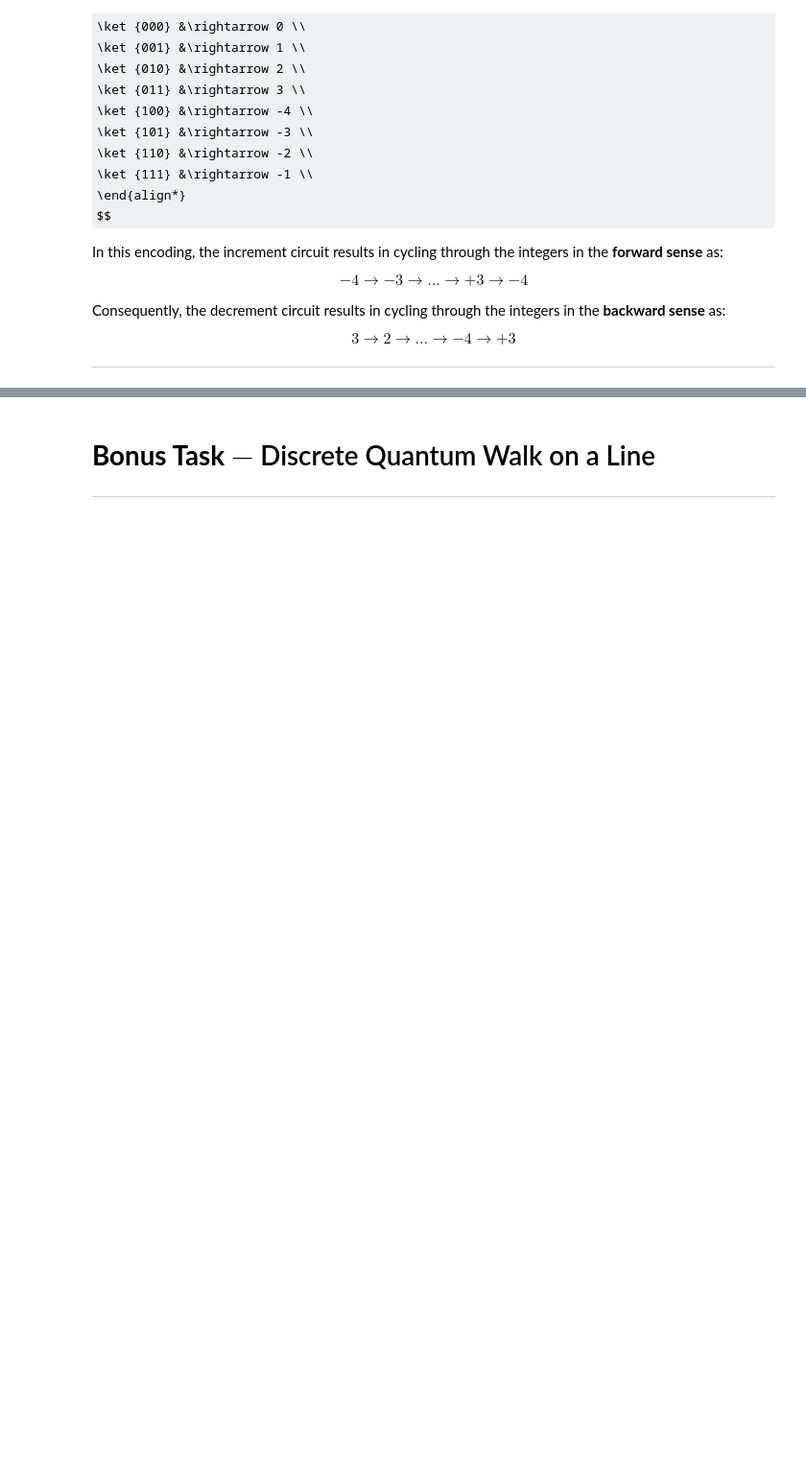
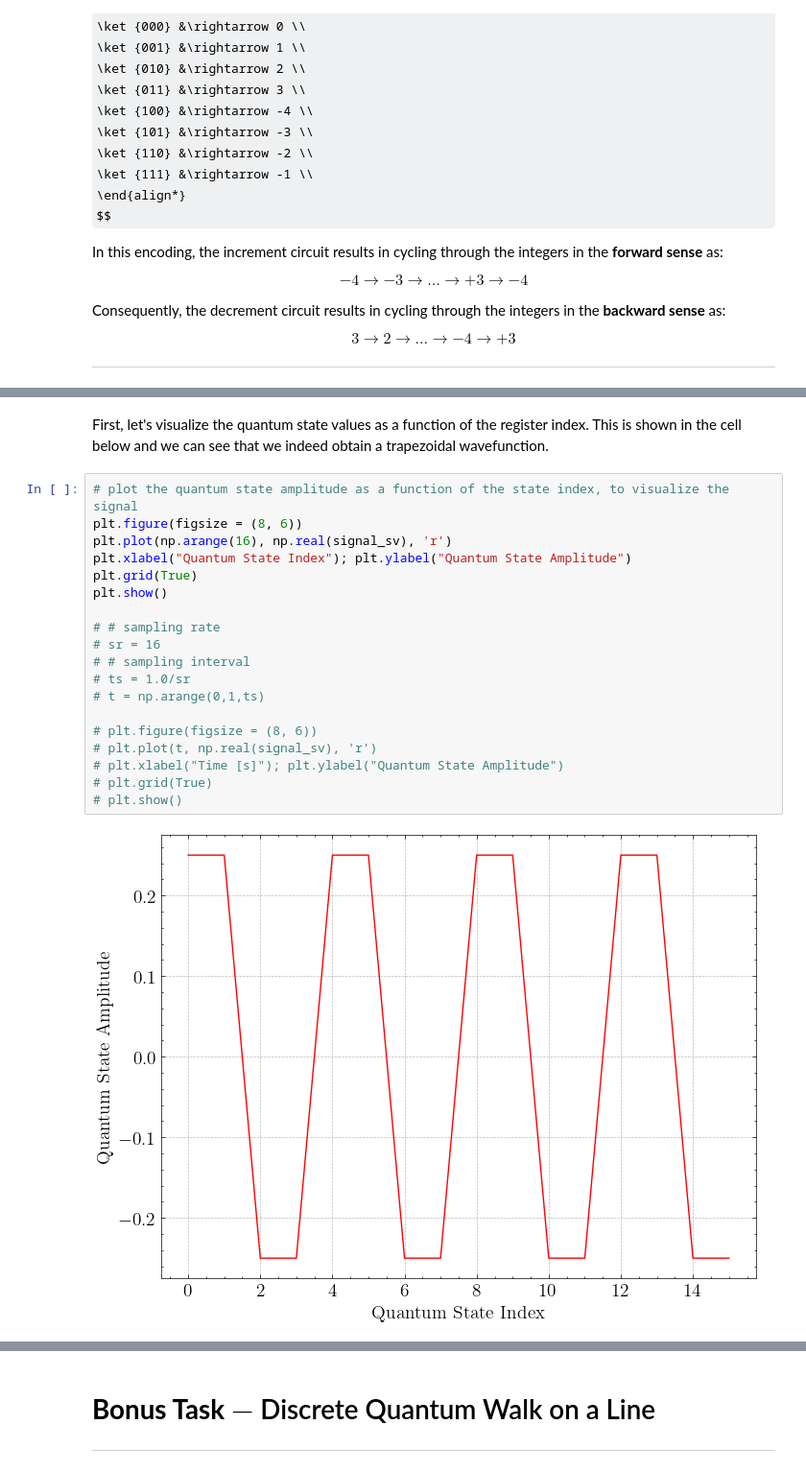
Before and after one commit to ScottMcHaffie/DD2367_Projects, a Jupyter notebook: DD2367_Assignment3.ipynb, the cells around one changed output, grey strips where cells are left out. Shown at 96% size. Drawn from its saved outputs; the diff is of its cells as text; some formulas as TeX source; blank space fills up the shorter version.

```diff
--- a/DD2367_Assignment3.ipynb
+++ b/DD2367_Assignment3.ipynb
@@ -320,0 +338,23 @@ QubitSystem(qft_statevector, label="Final state").viz_circle()
+# %% [markdown]
+First, let's visualize the quantum state values as a function of the register index. This is shown in the cell below and we can see that we indeed obtain a trapezoidal wavefunction.
+# %%
+# plot the quantum state amplitude as a function of the state index, to visualize the signal
+plt.figure(figsize = (8, 6))
+plt.plot(np.arange(16), np.real(signal_sv), 'r')
+plt.xlabel("Quantum State Index"); plt.ylabel("Quantum State Amplitude")
+plt.grid(True)
+plt.show()
+
+# # sampling rate
+# sr = 16
+# # sampling interval
+# ts = 1.0/sr
+# t = np.arange(0,1,ts)
+
+# plt.figure(figsize = (8, 6))
+# plt.plot(t, np.real(signal_sv), 'r')
+# plt.xlabel("Time [s]"); plt.ylabel("Quantum State Amplitude")
+# plt.grid(True)
+# plt.show()
+# %% [output]
+[figure, added]
```
Also changed, not shown: parts of 28 cells of this notebook.
